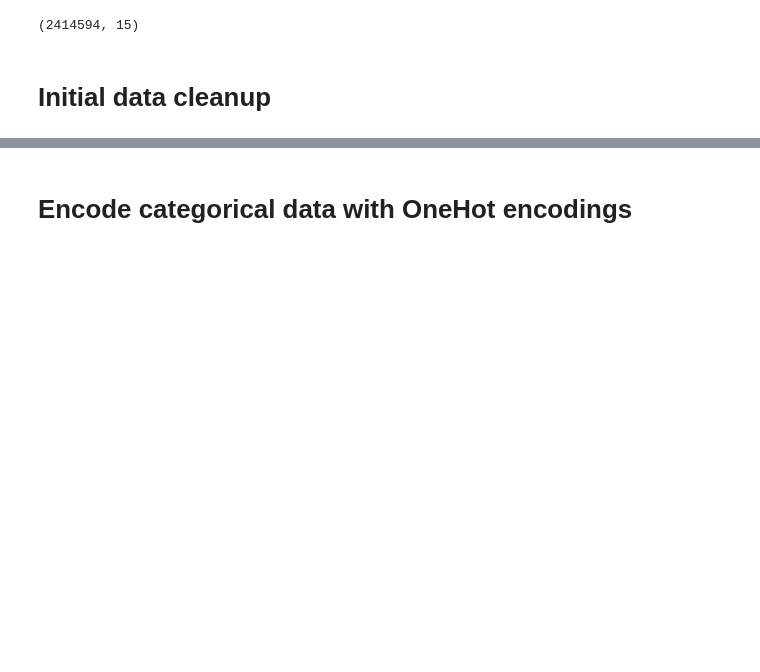
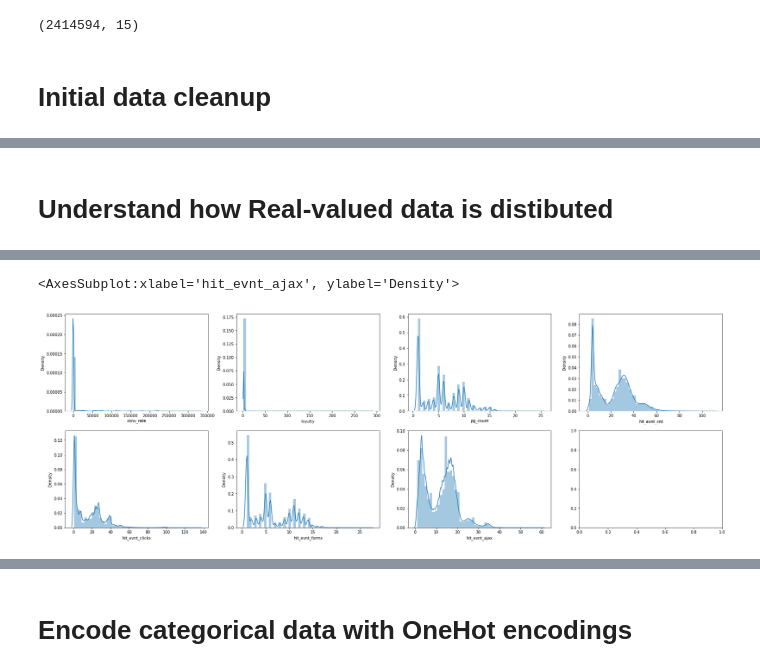
Before and after one commit to brianwvincent/quantum_test, a Jupyter notebook: session_analysis.ipynb, the cells around one changed output, grey strips where cells are left out. Cells and saved outputs as stored; diff of their text form; code cells hidden in the pictures; blank space fills up the shorter version.

```diff
--- a/session_analysis.ipynb
+++ b/session_analysis.ipynb
@@ -102,8 +104,11 @@ subset_df.head()
 | 8 | 0.0 | 23 | 1 | 0 | US | linux desktop | chrome | linux | search | ... |
 | 11 | 0.0 | 23 | 1 | 0 | US | macintosh | chrome | macos | social | ... |
 | 12 | 0.0 | 23 | 1 | 0 | US | macintosh | chrome | macos | search | ... |
+# %% [markdown]
+# Understand how Real-valued data is distibuted
 # %%
-subset_df.compute().describe()
+subset_dfc = subset_df.compute()
+subset_dfc.describe()
 # %% [output]
 |  | conv_rate | start_hour | loyalty | loyal | pg_count | hit_evnt_cnt | hit_evnt_clicks | hit_evnt_forms | ... |
 | count | 1.435733e+06 | 1.435733e+06 | 1.435733e+06 | 1.435733e+06 | 1.435733e+06 | 1.435733e+06 | 1.435733e+06 | 1.435733e+06 | ... |
@@ -114,3 +119,16 @@ subset_df.compute().describe()
 | 50% | 0.000000e+00 | 1.300000e+01 | 1.000000e+00 | 0.000000e+00 | 5.000000e+00 | 2.500000e+01 | 1.300000e+01 | 5.000000e+00 | ... |
 | 75% | 0.000000e+00 | 1.800000e+01 | 1.000000e+00 | 0.000000e+00 | 9.000000e+00 | 3.400000e+01 | 2.700000e+01 | 1.000000e+01 | ... |
 | max | 3.309960e+05 | 2.300000e+01 | 2.910000e+02 | 1.000000e+00 | 2.500000e+01 | 1.090000e+02 | 1.350000e+02 | 2.700000e+01 | ... |
+# %%
+fig, axs = plt.subplots(nrows=2, ncols=4, figsize=(30,10))
+
+sbn.distplot(subset_dfc.conv_rate, ax=axs[0,0])
+sbn.distplot(subset_dfc.loyalty, ax=axs[0,1])
+sbn.distplot(subset_dfc.pg_count, ax=axs[0,2])
+sbn.distplot(subset_dfc.hit_evnt_cnt, ax=axs[0,3])
+sbn.distplot(subset_dfc.hit_evnt_clicks, ax=axs[1,0])
+sbn.distplot(subset_dfc.hit_evnt_forms, ax=axs[1,1])
+sbn.distplot(subset_dfc.hit_evnt_ajax, ax=axs[1,2])
+# %% [output]
+<AxesSubplot:xlabel='hit_evnt_ajax', ylabel='Density'>
+[figure, added]
```
Also changed, not shown: parts of 8 cells of this notebook, 1 other file.
